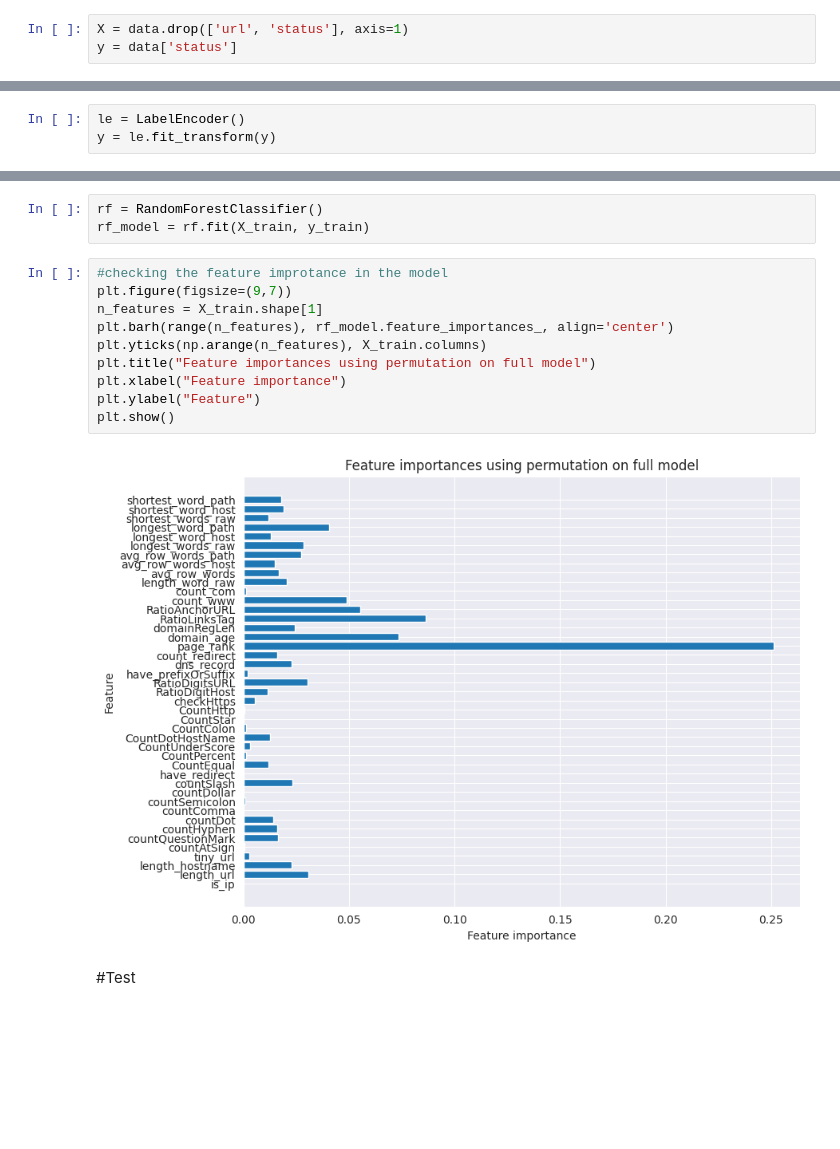
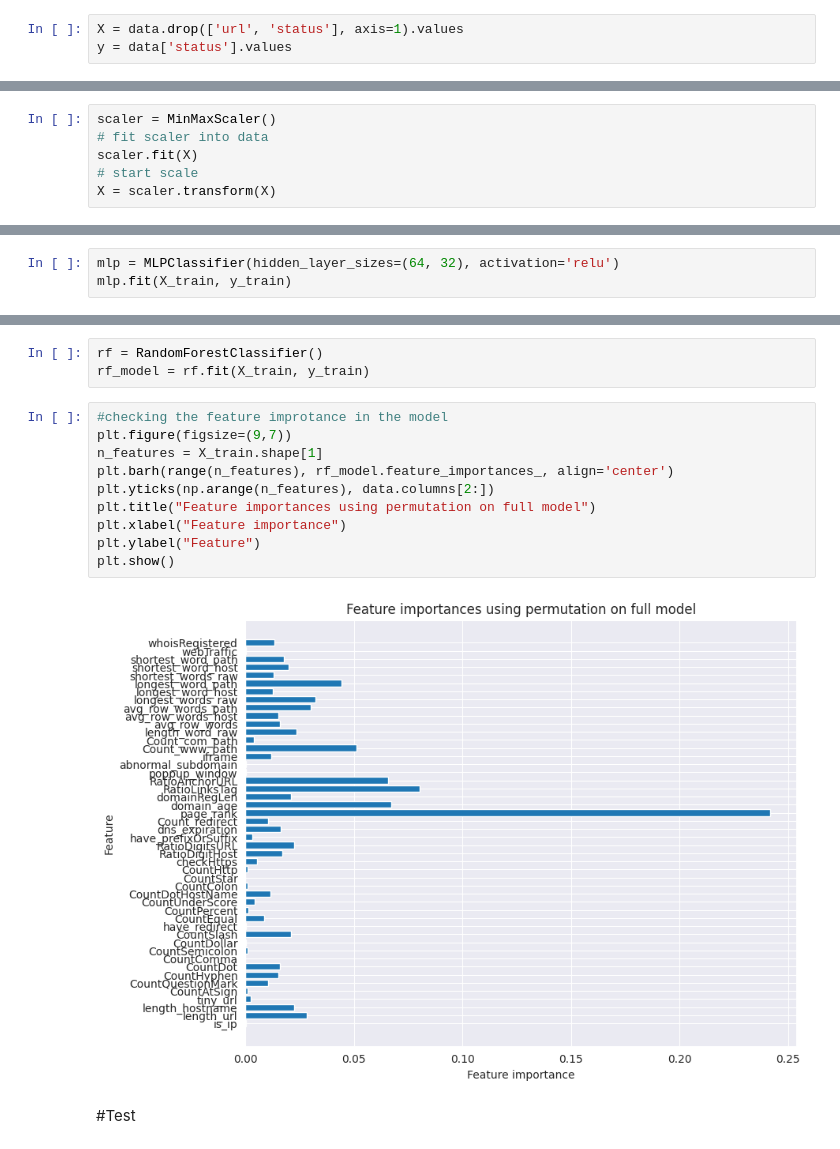
Before and after one commit to ngovi-2909/phishing-detection, a Jupyter notebook: Phishing_detection.ipynb, the cells around one changed output, grey strips where cells are left out. Saved outputs shown, nothing was run; the diff lists cells and outputs as text; blank space fills up the shorter version.

```diff
--- a/Phishing_detection.ipynb
+++ b/Phishing_detection.ipynb
@@ -103,6 +144,6 @@ Text(0, 0.5, 'Count')
 # %%
-X = data.drop(['url', 'status'], axis=1)
-y = data['status']
+X = data.drop(['url', 'status'], axis=1).values
+y = data['status'].values
 # %%
 X
 # %% [output]
@@ -139,3 +164,0 @@ from sklearn.preprocessing import LabelEncoder
-# %%
-le = LabelEncoder()
-y = le.fit_transform(y)
@@ -145,0 +165,6 @@ array([0, 1, 1, ..., 0, 0, 1])
+# %%
+scaler = MinMaxScaler()
+# fit scaler into data
+scaler.fit(X)
+# start scale
+X = scaler.transform(X)
@@ -184,0 +258,3 @@ def set_result(model, acc, f1, recall, precision):
+# %%
+mlp = MLPClassifier(hidden_layer_sizes=(64, 32), activation='relu')
+mlp.fit(X_train, y_train)
@@ -487,15 +478,15 @@ rf_model = rf.fit(X_train, y_train)
 # %%
 #checking the feature improtance in the model
 plt.figure(figsize=(9,7))
 n_features = X_train.shape[1]
 plt.barh(range(n_features), rf_model.feature_importances_, align='center')
-plt.yticks(np.arange(n_features), X_train.columns)
+plt.yticks(np.arange(n_features), data.columns[2:])
 plt.title("Feature importances using permutation on full model")
 plt.xlabel("Feature importance")
 plt.ylabel("Feature")
 plt.show()
 # %% [output]
-[figure, old version]
+[figure, new version]
 # %% [markdown]
 #Test
 # %%
```
Also changed, not shown: parts of 85 cells of this notebook.
